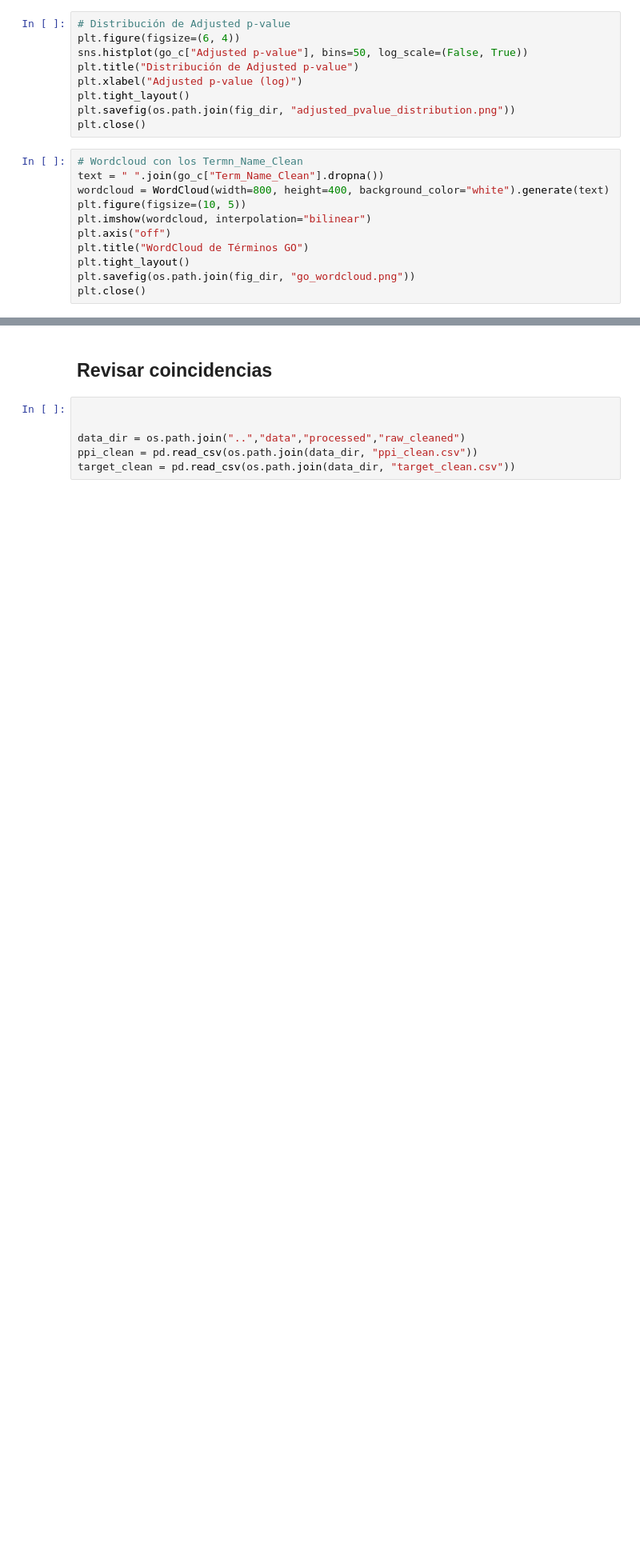
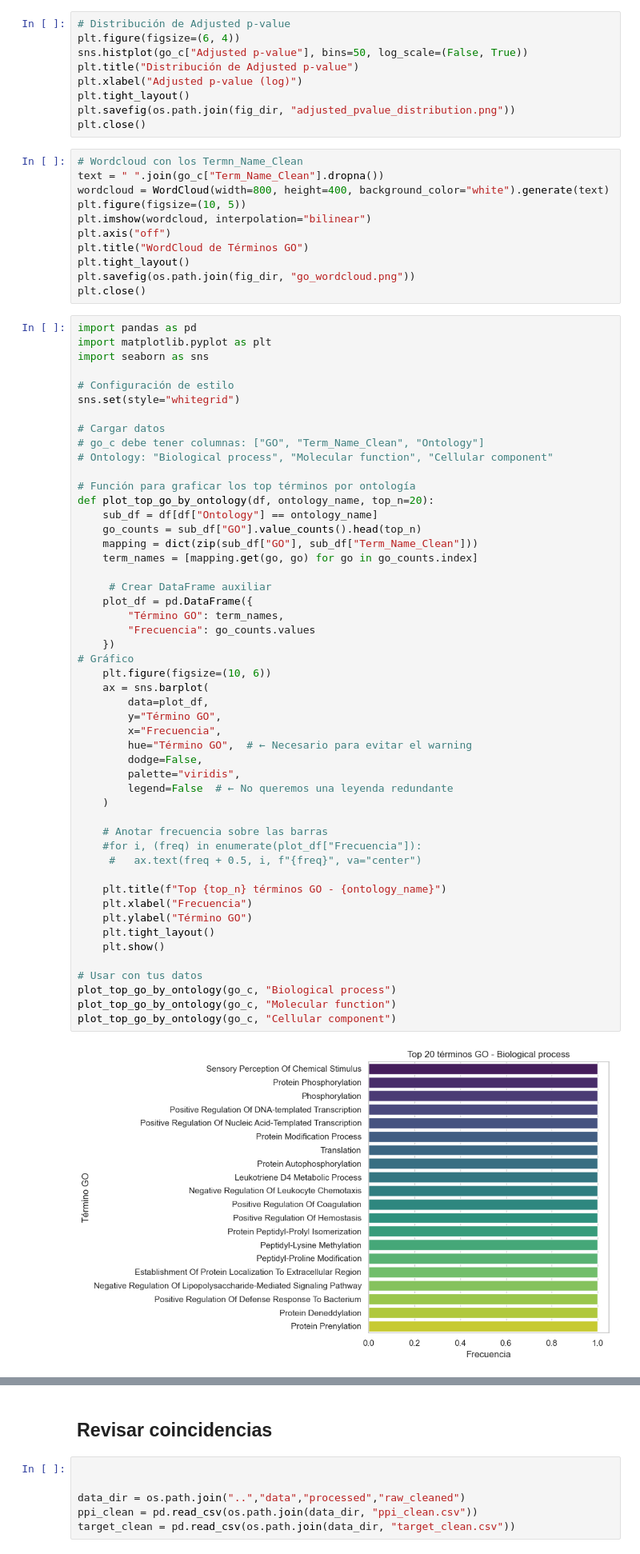
Before and after one commit to macamadridb/alzheimer-target-prediction, a Jupyter notebook: notebooks/01_Preprocesamiento.ipynb, the cells around one changed output, grey strips where cells are left out. Shown at 80% size. Cells and saved outputs as stored; diff of their text form; blank space fills up the shorter version.

```diff
--- a/notebooks/01_Preprocesamiento.ipynb
+++ b/notebooks/01_Preprocesamiento.ipynb
@@ -627,3 +637,55 @@ plt.title("WordCloud de Términos GO")
 plt.tight_layout()
 plt.savefig(os.path.join(fig_dir, "go_wordcloud.png"))
 plt.close()
+# %%
+import pandas as pd
+import matplotlib.pyplot as plt
+import seaborn as sns
+
+# Configuración de estilo
+sns.set(style="whitegrid")
+
+# Cargar datos
+# go_c debe tener columnas: ["GO", "Term_Name_Clean", "Ontology"]
+# Ontology: "Biological process", "Molecular function", "Cellular component"
+
+# Función para graficar los top términos por ontología
+def plot_top_go_by_ontology(df, ontology_name, top_n=20):
+    sub_df = df[df["Ontology"] == ontology_name]
+    go_counts = sub_df["GO"].value_counts().head(top_n)
+    mapping = dict(zip(sub_df["GO"], sub_df["Term_Name_Clean"]))
+    term_names = [mapping.get(go, go) for go in go_counts.index]
+
+     # Crear DataFrame auxiliar
+    plot_df = pd.DataFrame({
+        "Término GO": term_names,
+        "Frecuencia": go_counts.values
+    })
+# Gráfico
+    plt.figure(figsize=(10, 6))
+    ax = sns.barplot(
+        data=plot_df,
+        y="Término GO",
+        x="Frecuencia",
+        hue="Término GO",  # ← Necesario para evitar el warning
+        dodge=False,
+        palette="viridis",
+        legend=False  # ← No queremos una leyenda redundante
+    )
+
+    # Anotar frecuencia sobre las barras
+    #for i, (freq) in enumerate(plot_df["Frecuencia"]):
+     #   ax.text(freq + 0.5, i, f"{freq}", va="center")
+
+    plt.title(f"Top {top_n} términos GO - {ontology_name}")
+    plt.xlabel("Frecuencia")
+    plt.ylabel("Término GO")
+    plt.tight_layout()
+    plt.show()
+
+# Usar con tus datos
+plot_top_go_by_ontology(go_c, "Biological process")
+plot_top_go_by_ontology(go_c, "Molecular function")
+plot_top_go_by_ontology(go_c, "Cellular component")
+# %% [output]
+[figure, added]
```
Also changed, not shown: parts of 4 cells of this notebook, 17 other files.
